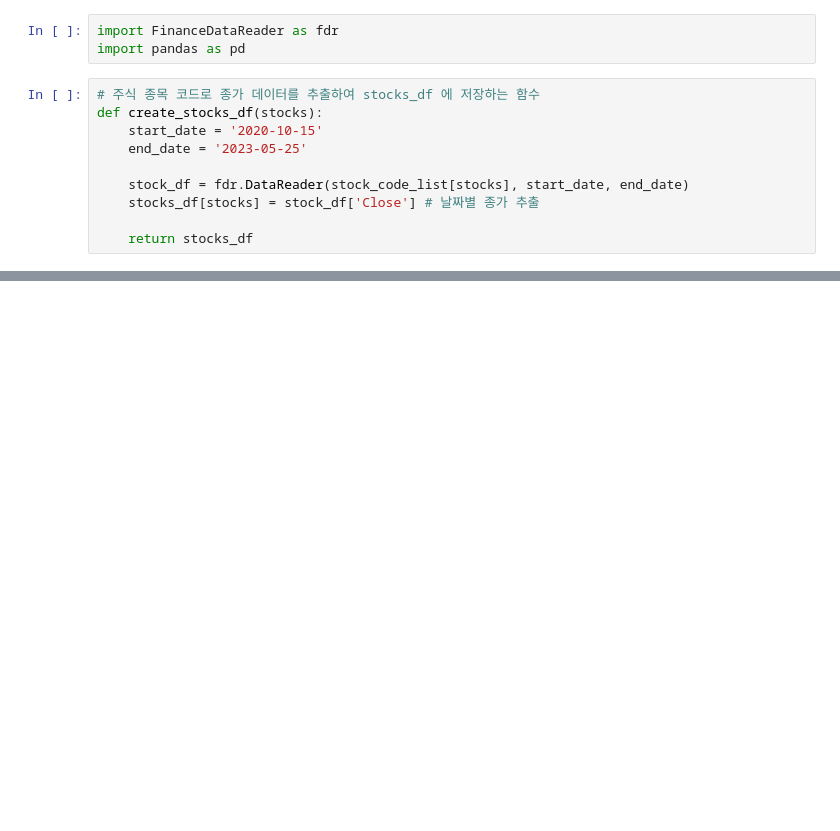
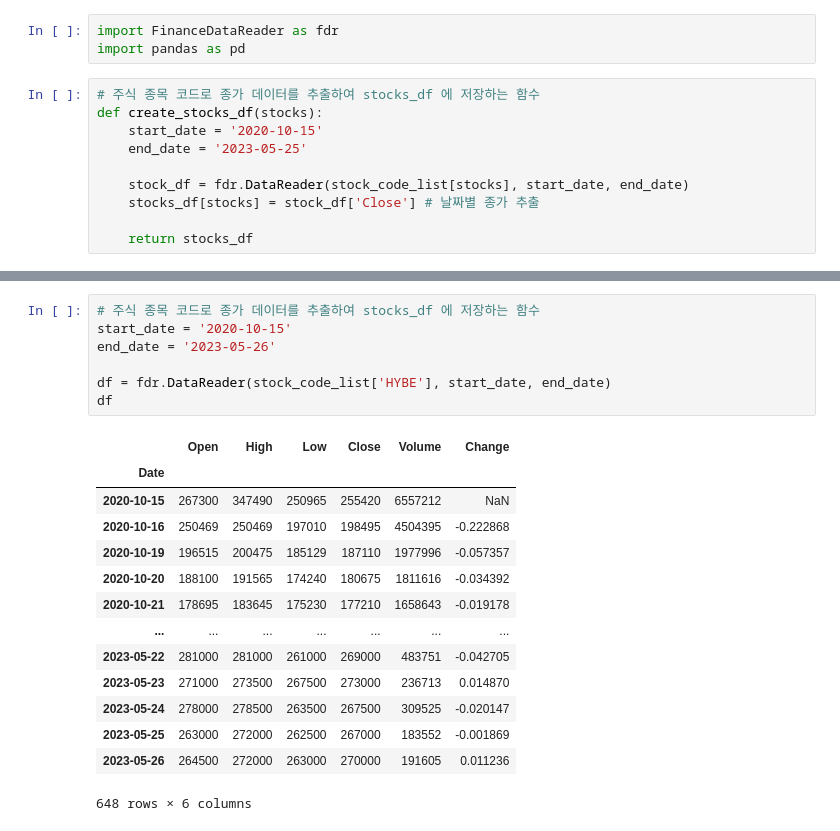
Before and after one commit to pulpo125/habang, a Jupyter notebook: stock_pj/stock_crawling.ipynb, the cells around one changed output, grey strips where cells are left out. Cells and saved outputs as stored; diff of their text form; blank space fills up the shorter version.

```diff
--- a/stock_pj/stock_crawling.ipynb
+++ b/stock_pj/stock_crawling.ipynb
@@ -92,0 +80,22 @@ stocks_df.head()
+# %%
+# 주식 종목 코드로 종가 데이터를 추출하여 stocks_df 에 저장하는 함수
+start_date = '2020-10-15'
+end_date = '2023-05-26'
+
+df = fdr.DataReader(stock_code_list['HYBE'], start_date, end_date)
+df
+# %% [output]
+|  | Open | High | Low | Close | Volume | Change |
+| Date |  |  |  |  |  |  |
+| 2020-10-15 | 267300 | 347490 | 250965 | 255420 | 6557212 | NaN |
+| 2020-10-16 | 250469 | 250469 | 197010 | 198495 | 4504395 | -0.222868 |
+| 2020-10-19 | 196515 | 200475 | 185129 | 187110 | 1977996 | -0.057357 |
+| 2020-10-20 | 188100 | 191565 | 174240 | 180675 | 1811616 | -0.034392 |
+| 2020-10-21 | 178695 | 183645 | 175230 | 177210 | 1658643 | -0.019178 |
+| ... | ... | ... | ... | ... | ... | ... |
+| 2023-05-22 | 281000 | 281000 | 261000 | 269000 | 483751 | -0.042705 |
+| 2023-05-23 | 271000 | 273500 | 267500 | 273000 | 236713 | 0.014870 |
+| 2023-05-24 | 278000 | 278500 | 263500 | 267500 | 309525 | -0.020147 |
+| 2023-05-25 | 263000 | 272000 | 262500 | 267000 | 183552 | -0.001869 |
+| 2023-05-26 | 264500 | 272000 | 263000 | 270000 | 191605 | 0.011236 |
+648 rows × 6 columns
```
Also changed, not shown: parts of 15 cells of this notebook, 3 other files.
